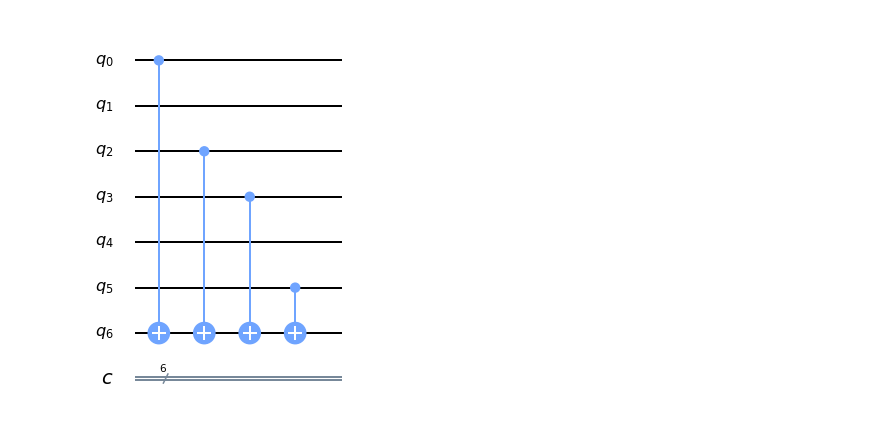
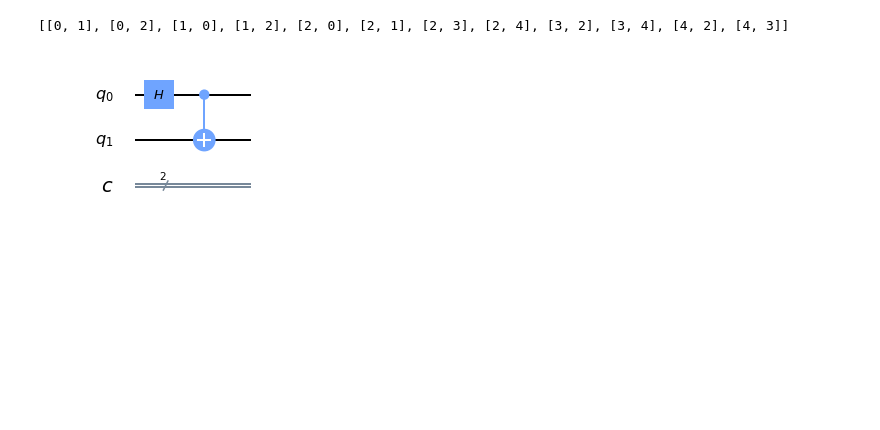
Before and after one commit to ilarburu/hackathon-bilbao-2019, a Jupyter notebook: Noise SImulator.ipynb, the cells around one changed output. Cells and saved outputs as stored; diff of their text form; code cells hidden in the pictures; blank space fills up the shorter version.

```diff
--- a/Noise SImulator.ipynb
+++ b/Noise SImulator.ipynb
@@ -13,25 +13,27 @@ from qiskit.tools.visualization import plot_histogram
 from qiskit.tools.monitor import job_monitor
 # %%
 # Conexion al ordenador de melbourne
-device = provider.get_backend('ibmq_16_melbourne')
+device = provider.get_backend('ibmq_5_yorktown')
 properties = device.properties()
 coupling_map = device.configuration().coupling_map
+print(coupling_map)
+# %% [output]
+[[0, 1], [0, 2], [1, 0], [1, 2], [2, 0], [2, 1], [2, 3], [2, 4], [3, 2], [3, 4], [4, 2], [4, 3]]
 # %%
 #
 # Circuito a implememtar
 #
 secret_number = '101101'
 secret_length = len(secret_number)
 secret_range = range(secret_length)
 
-bb = QuantumCircuit(secret_length + 1, secret_length)
-for ii, yesno in enumerate(reversed(secret_number)):
-    if yesno == '1':
-        bb.cx(ii, secret_length)
+bb = QuantumCircuit(2, 2)
+bb.h(0)
+bb.cx(0,1)
 
 bb.draw(output='mpl')
 # %% [output]
-[figure, old version]
+[figure, new version]
 # %%
 #
 # Circuito de medicion (no tocar)
```
Also changed, not shown: parts of 6 cells of this notebook.
